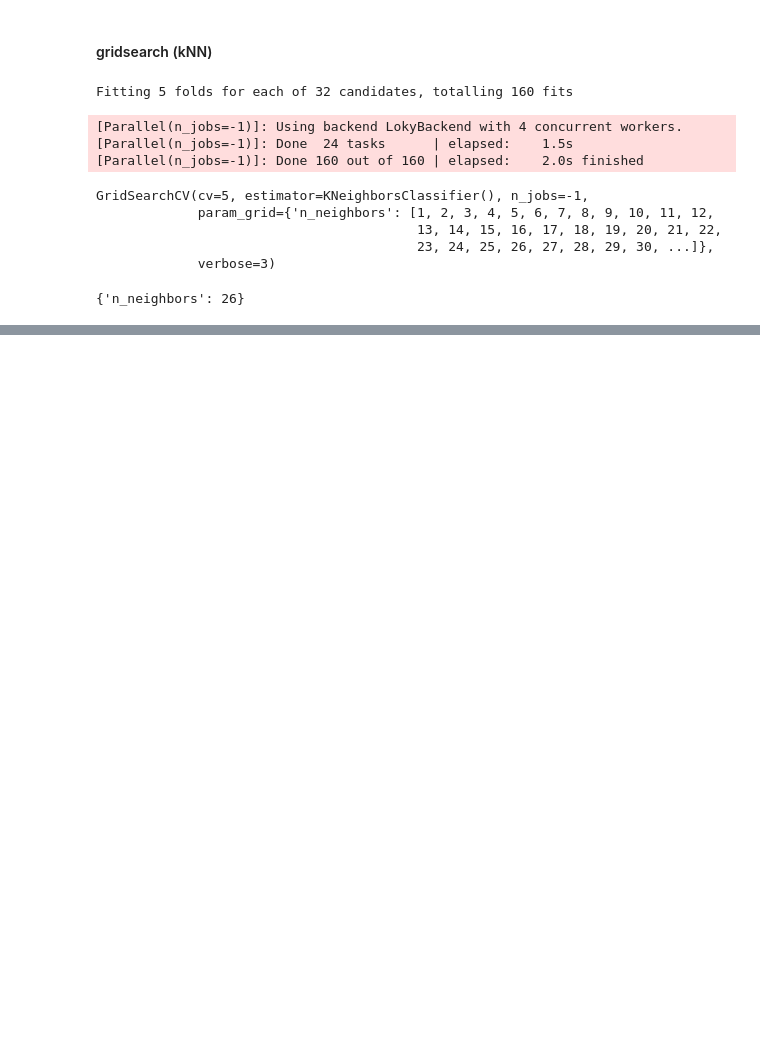
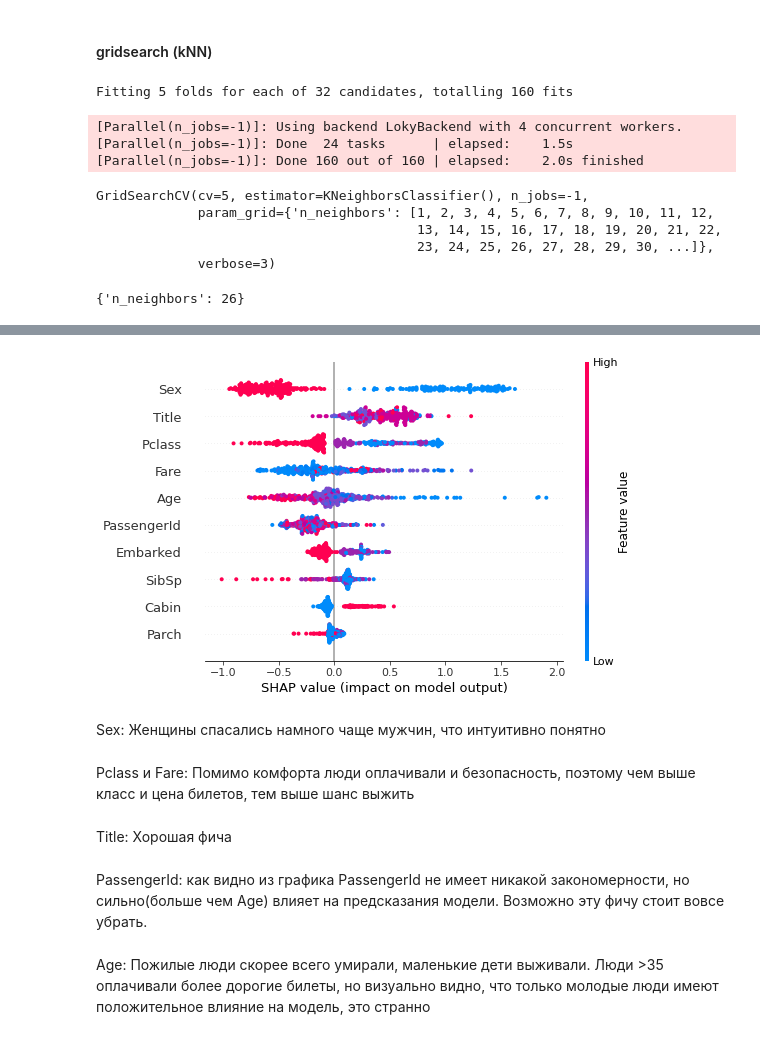
Before and after one commit to kartu72/Titanic, a Jupyter notebook: titanic_solution.ipynb, the cells around one changed output, grey strips where cells are left out. Saved outputs shown, nothing was run; the diff lists cells and outputs as text; code cells hidden in the pictures; blank space fills up the shorter version.

```diff
--- a/titanic_solution.ipynb
+++ b/titanic_solution.ipynb
@@ -712,0 +822,17 @@ output.to_csv('my_submission.csv', index=False)
+# %%
+f = plt.figure()
+shap.summary_plot(shap_values, test_data)
+# %% [output]
+[figure, added]
+# %% [markdown]
+Sex: Женщины спасались намного чаще мужчин, что интуитивно понятно
+# %% [markdown]
+Pclass и Fare: Помимо комфорта люди оплачивали и безопасность, поэтому чем выше класс и цена билетов, тем выше шанс выжить
+# %% [markdown]
+Title: Хорошая фича
+# %% [markdown]
+PassengerId: как видно из графика PassengerId не имеет никакой закономерности, но сильно(больше чем Age) влияет на предсказания
+модели. Возможно эту фичу стоит вовсе убрать.
+# %% [markdown]
+Age: Пожилые люди скорее всего умирали, маленькие дети выживали. Люди >35 оплачивали более дорогие билеты, но визуально видно,
+что только молодые люди имеют положительное влияние на модель, это странно
```
Also changed, not shown: parts of 55 cells of this notebook.
